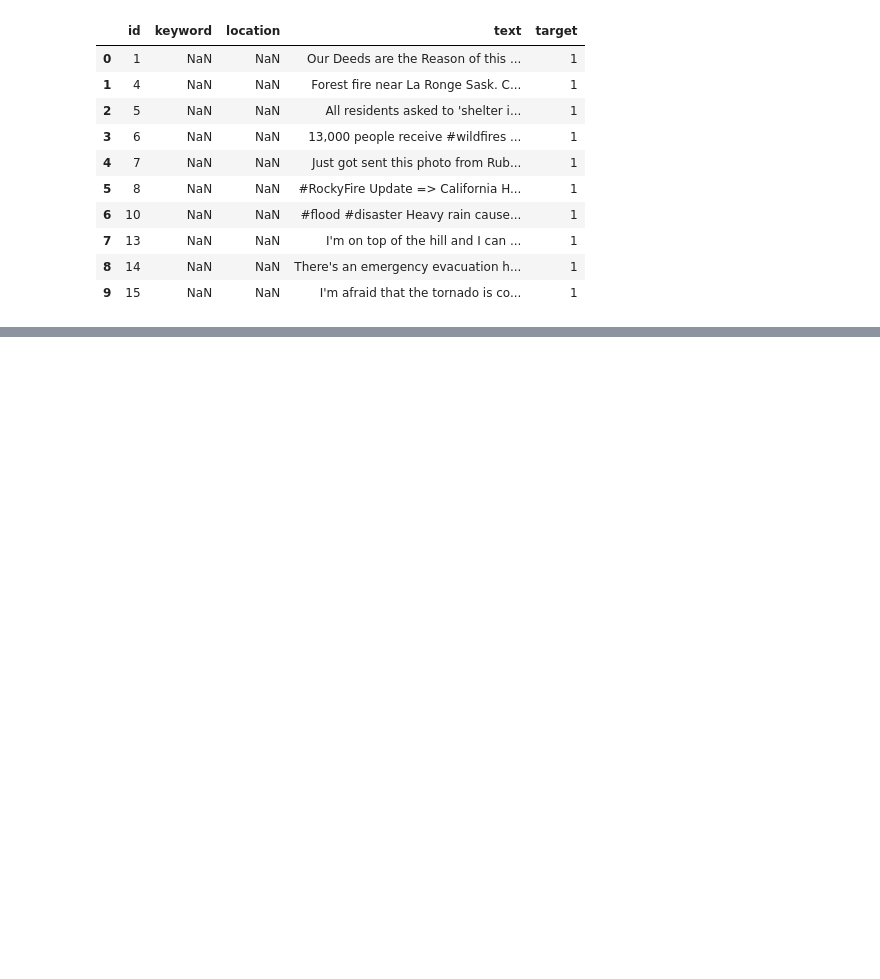
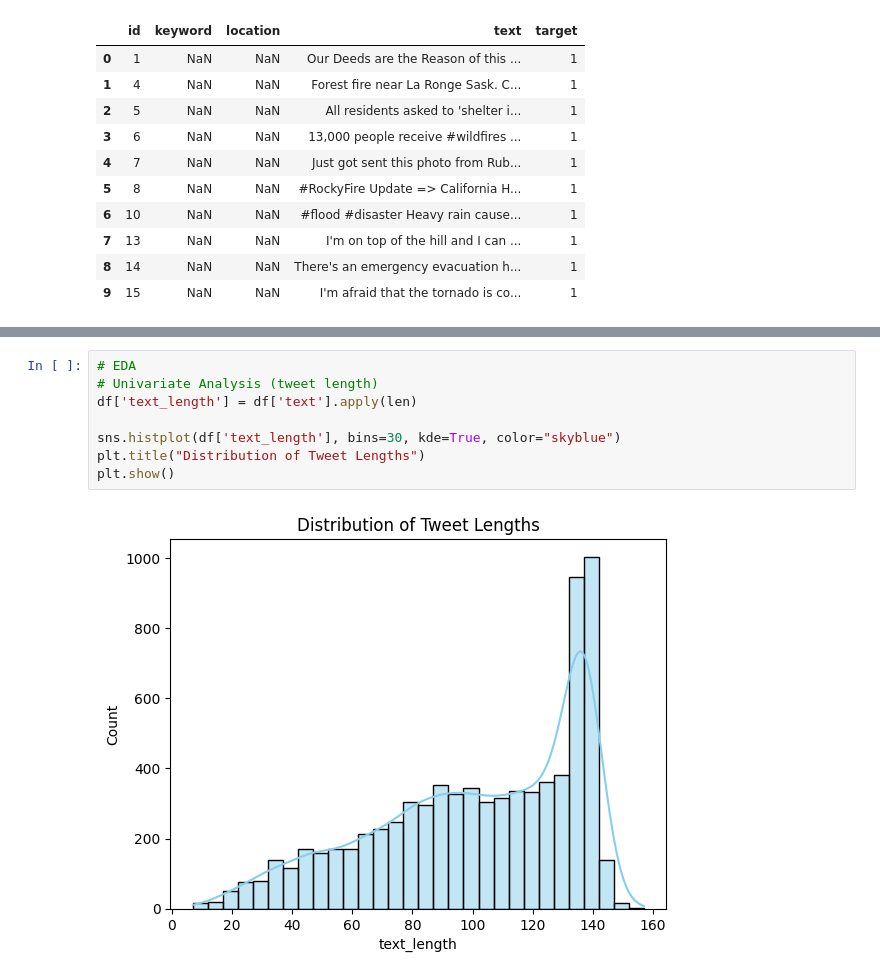
Before and after one commit to Busra-2010/Climate-Risk-And-Disaster-Management, a Jupyter notebook: Climate_Risk_Disaster_Management.ipynb, the cells around one changed output, grey strips where cells are left out. Cells and saved outputs as stored; diff of their text form; blank space fills up the shorter version.

```diff
--- a/Climate_Risk_Disaster_Management.ipynb
+++ b/Climate_Risk_Disaster_Management.ipynb
@@ -77,0 +86,10 @@ df.head(10)
+# %%
+# EDA
+# Univariate Analysis (tweet length)
+df['text_length'] = df['text'].apply(len)
+
+sns.histplot(df['text_length'], bins=30, kde=True, color="skyblue")
+plt.title("Distribution of Tweet Lengths")
+plt.show()
+# %% [output]
+[figure, added]
```
Also changed, not shown: parts of 12 cells of this notebook.
